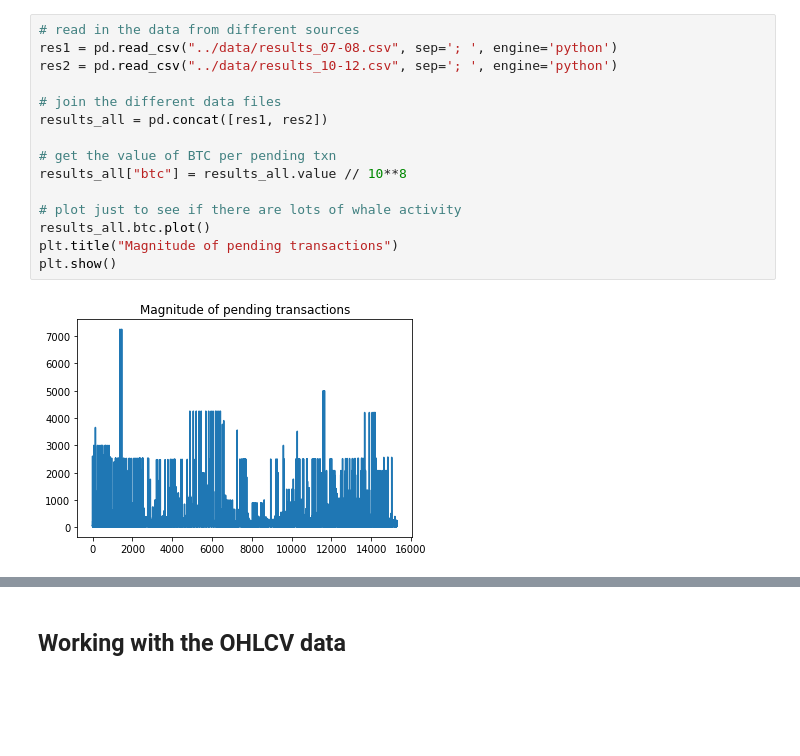
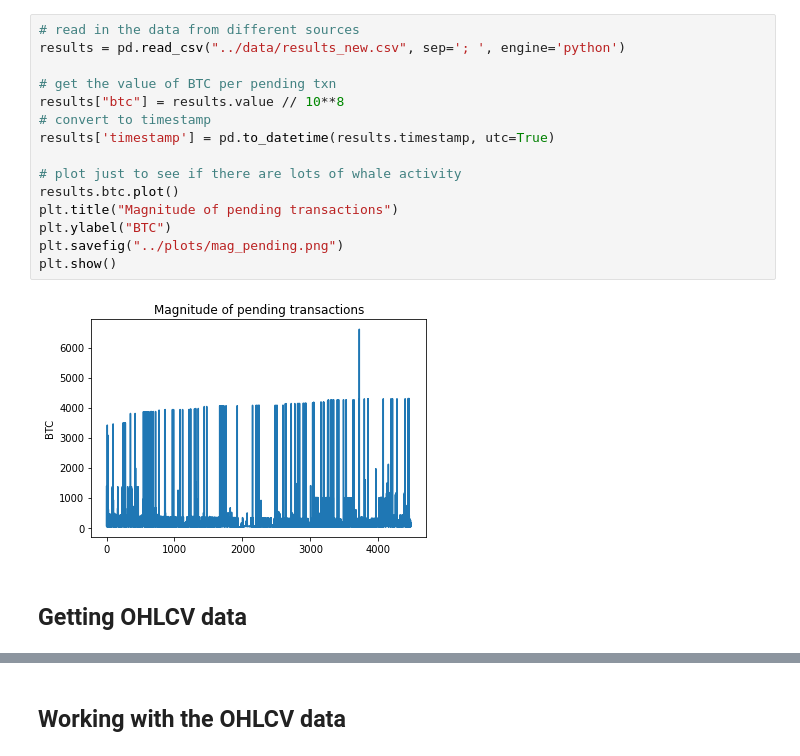
Before and after one commit to amberdata/evan-blog-posts, a Jupyter notebook: txn-mempool/notebooks/1.0-ea-analysis.ipynb, the cells around one changed output, grey strips where cells are left out. Saved outputs shown, nothing was run; the diff lists cells and outputs as text; blank space fills up the shorter version.

```diff
--- a/txn-mempool/notebooks/1.0-ea-analysis.ipynb
+++ b/txn-mempool/notebooks/1.0-ea-analysis.ipynb
@@ -42,19 +52,21 @@ api_key = get_key()
 # %%
 # read in the data from different sources
-res1 = pd.read_csv("../data/results_07-08.csv", sep='; ', engine='python')
-res2 = pd.read_csv("../data/results_10-12.csv", sep='; ', engine='python')
-
-# join the different data files
-results_all = pd.concat([res1, res2])
+results = pd.read_csv("../data/results_new.csv", sep='; ', engine='python')
 
 # get the value of BTC per pending txn
-results_all["btc"] = results_all.value // 10**8
+results["btc"] = results.value // 10**8
+# convert to timestamp
+results['timestamp'] = pd.to_datetime(results.timestamp, utc=True)
 
 # plot just to see if there are lots of whale activity
-results_all.btc.plot()
+results.btc.plot()
 plt.title("Magnitude of pending transactions")
+plt.ylabel("BTC")
+plt.savefig("../plots/mag_pending.png")
 plt.show()
 # %% [output]
-[figure, old version]
+[figure, new version]
+# %% [markdown]
+## Getting OHLCV data
 # %%
 dfs = []
```
Also changed, not shown: parts of 22 cells of this notebook, 3 other files.
